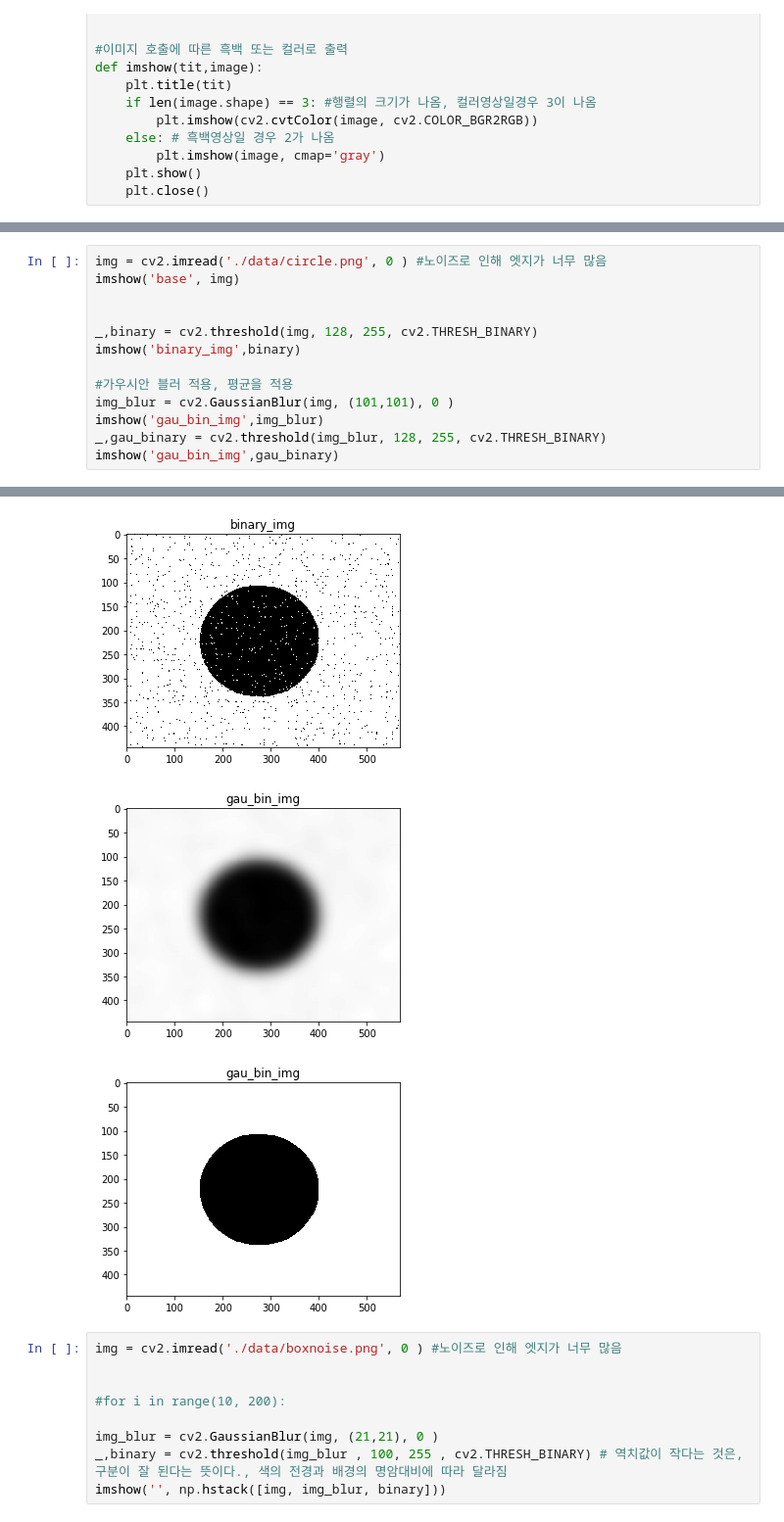
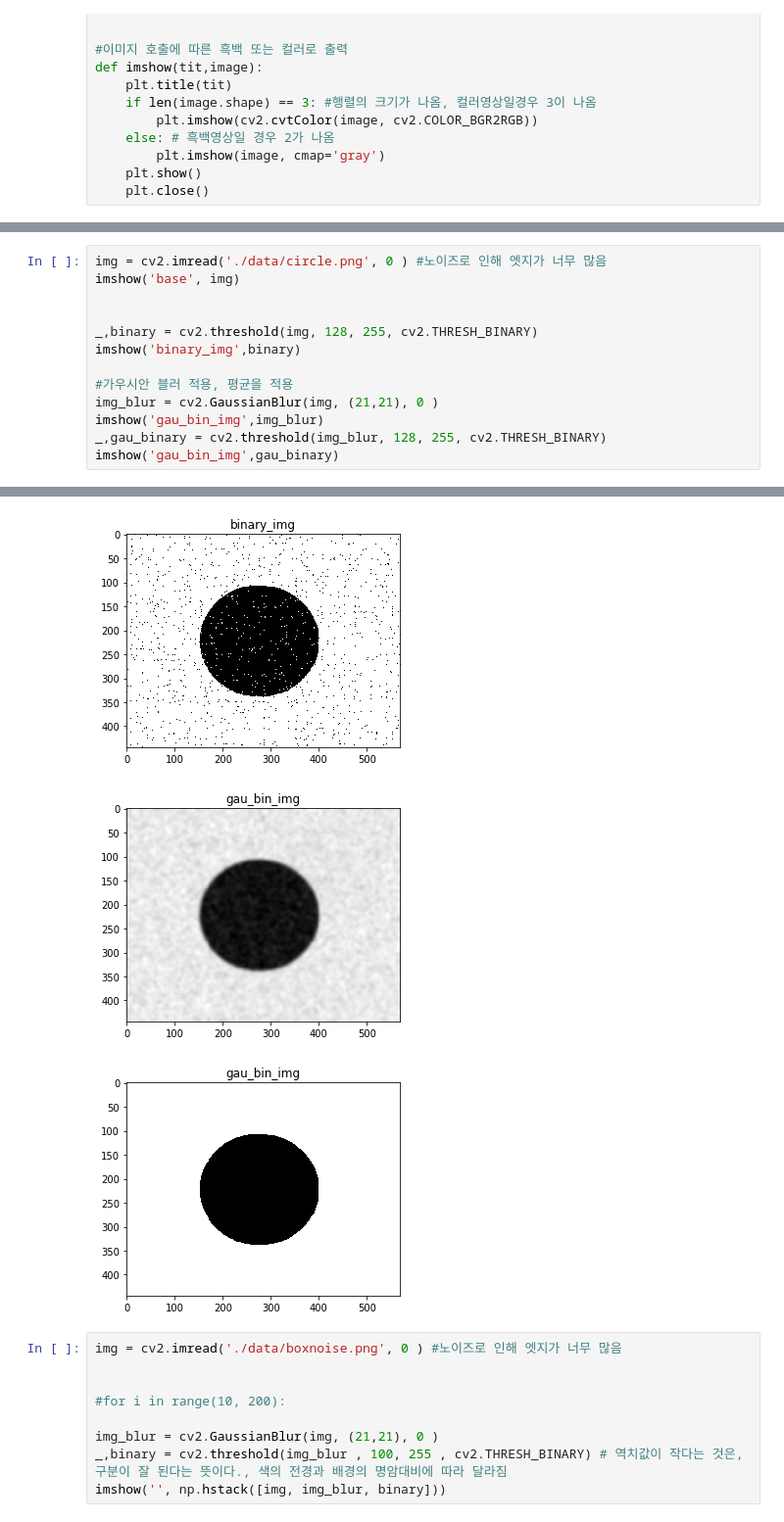
Before and after one commit to madfalc0n/Image-analysis-and-develope, a Jupyter notebook: image_processing/20200109/1.1_binary_processing.ipynb, the cells around one changed output, grey strips where cells are left out. Shown at 98% size. Saved outputs shown, nothing was run; the diff lists cells and outputs as text.

```diff
--- a/image_processing/20200109/1.1_binary_processing.ipynb
+++ b/image_processing/20200109/1.1_binary_processing.ipynb
@@ -29,20 +31,20 @@ imshow('binary',mask)
 # %%
 img = cv2.imread('./data/circle.png', 0 ) #노이즈로 인해 엣지가 너무 많음
 imshow('base', img)
 
 
 _,binary = cv2.threshold(img, 128, 255, cv2.THRESH_BINARY)
 imshow('binary_img',binary)
 
 #가우시안 블러 적용, 평균을 적용
-img_blur = cv2.GaussianBlur(img, (101,101), 0 )
+img_blur = cv2.GaussianBlur(img, (21,21), 0 )
 imshow('gau_bin_img',img_blur)
 _,gau_binary = cv2.threshold(img_blur, 128, 255, cv2.THRESH_BINARY)
 imshow('gau_bin_img',gau_binary)
 # %% [output]
 [figure]
 [figure]
-[figure, old version]
+[figure, new version]
 [figure]
 # %%
 img = cv2.imread('./data/boxnoise.png', 0 ) #노이즈로 인해 엣지가 너무 많음
```
Also changed, not shown: parts of 1 cell of this notebook.
